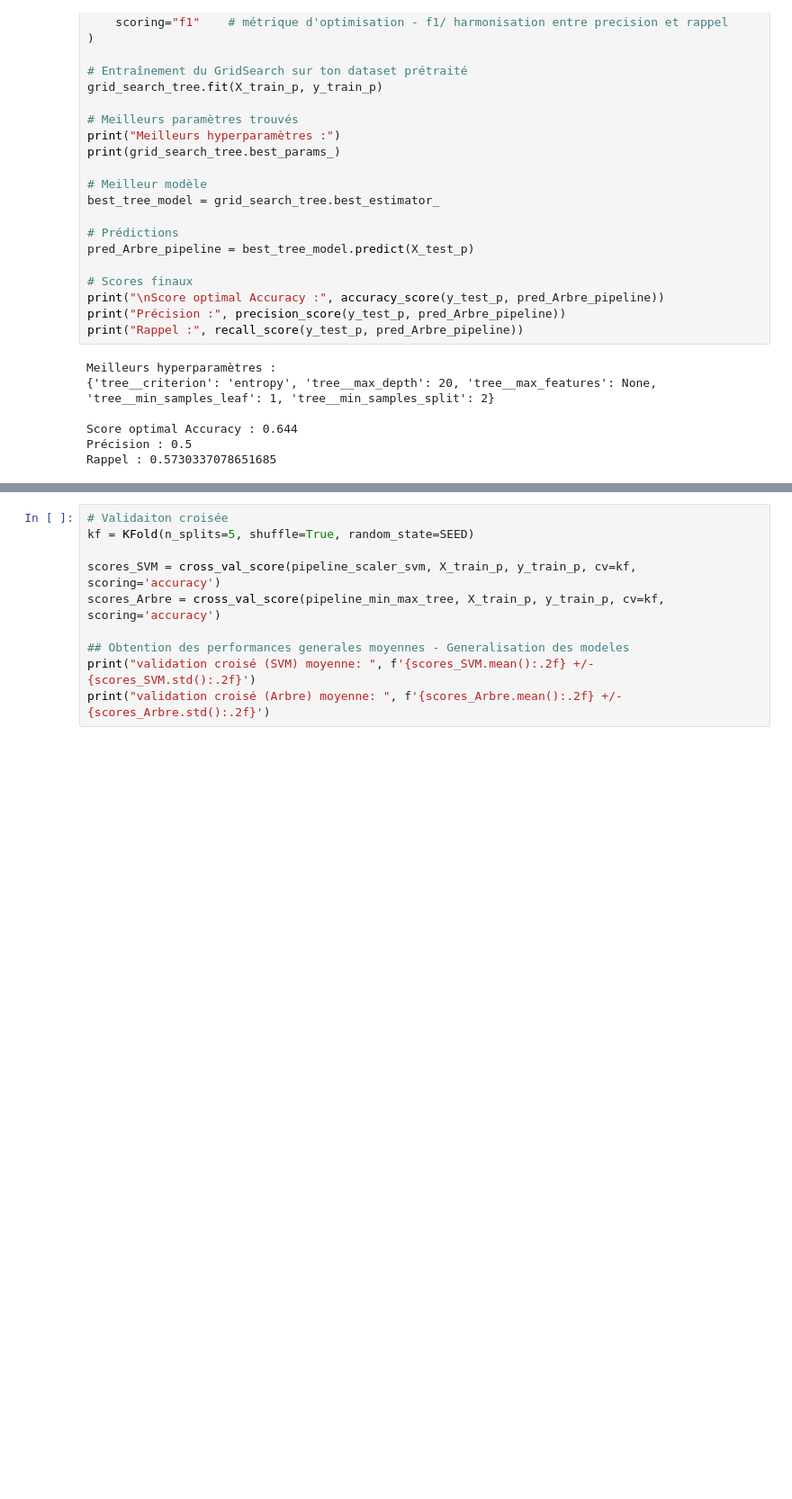
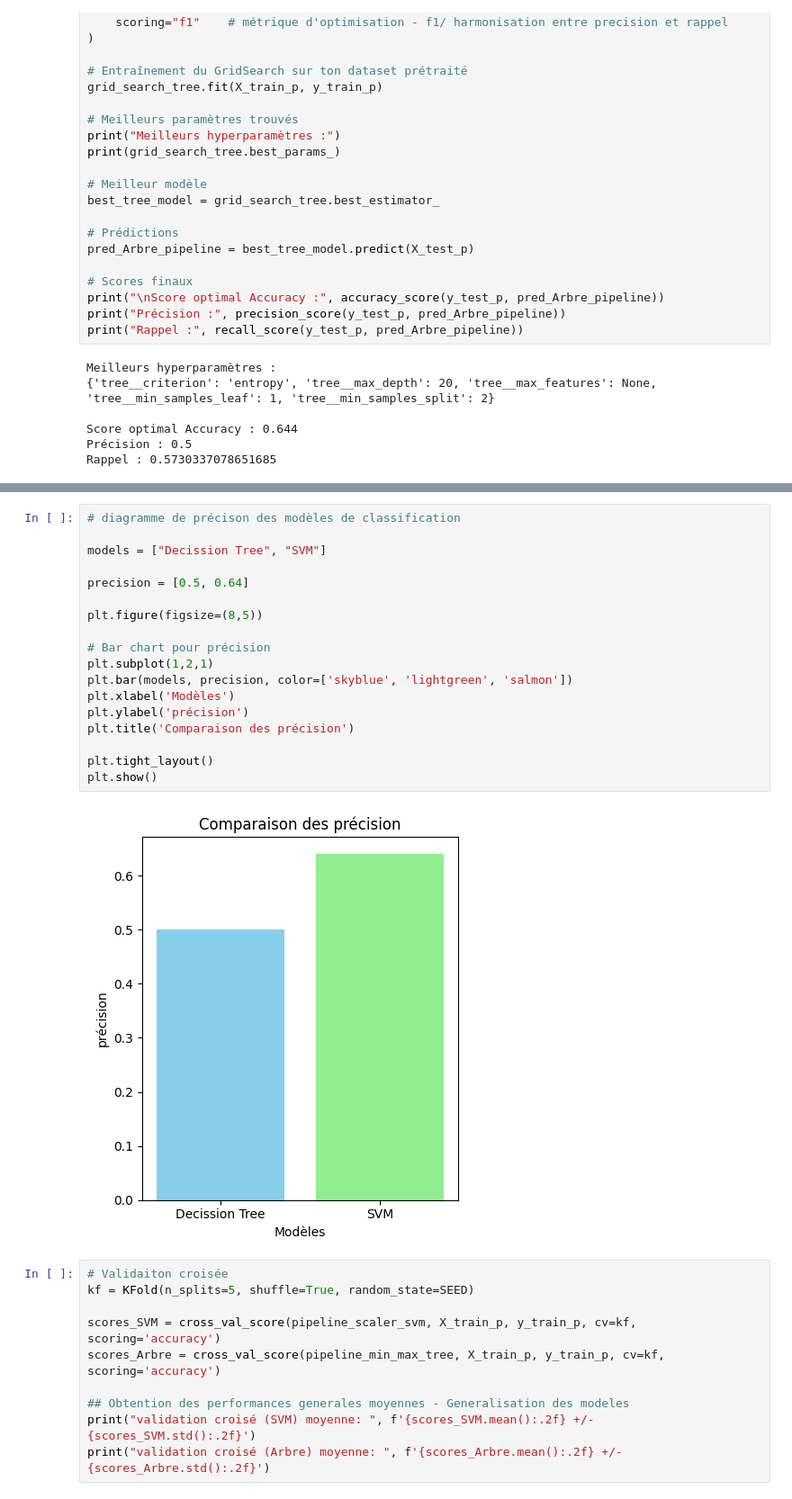
Before and after one commit to 2675781-creator/UA3ProjetPerformanceAcademiqueEtudiants, a Jupyter notebook: notebooks/projet_UA3.ipynb, the cells around one changed output, grey strips where cells are left out. Shown: that part at 90% size. Cells and saved outputs as stored; diff of their text form; blank space fills up the shorter version.

```diff
--- a/notebooks/projet_UA3.ipynb
+++ b/notebooks/projet_UA3.ipynb
@@ -768,3 +756,23 @@ rappel (SVM):  0.2808988764044944
+# %%
+# diagramme de précison des modèles de classification
+
+models = ["Decission Tree", "SVM"]
+
+precision = [0.5, 0.64]
+
+plt.figure(figsize=(8,5))
+
+# Bar chart pour précision
+plt.subplot(1,2,1)
+plt.bar(models, precision, color=['skyblue', 'lightgreen', 'salmon'])
+plt.xlabel('Modèles')
+plt.ylabel('précision')
+plt.title('Comparaison des précision')
+
+plt.tight_layout()
+plt.show()
+# %% [output]
+[figure, added]
 # %%
 # Validaiton croisée
 kf = KFold(n_splits=5, shuffle=True, random_state=SEED)
```
Also changed, not shown: parts of 18 cells of this notebook, 1 other file.
